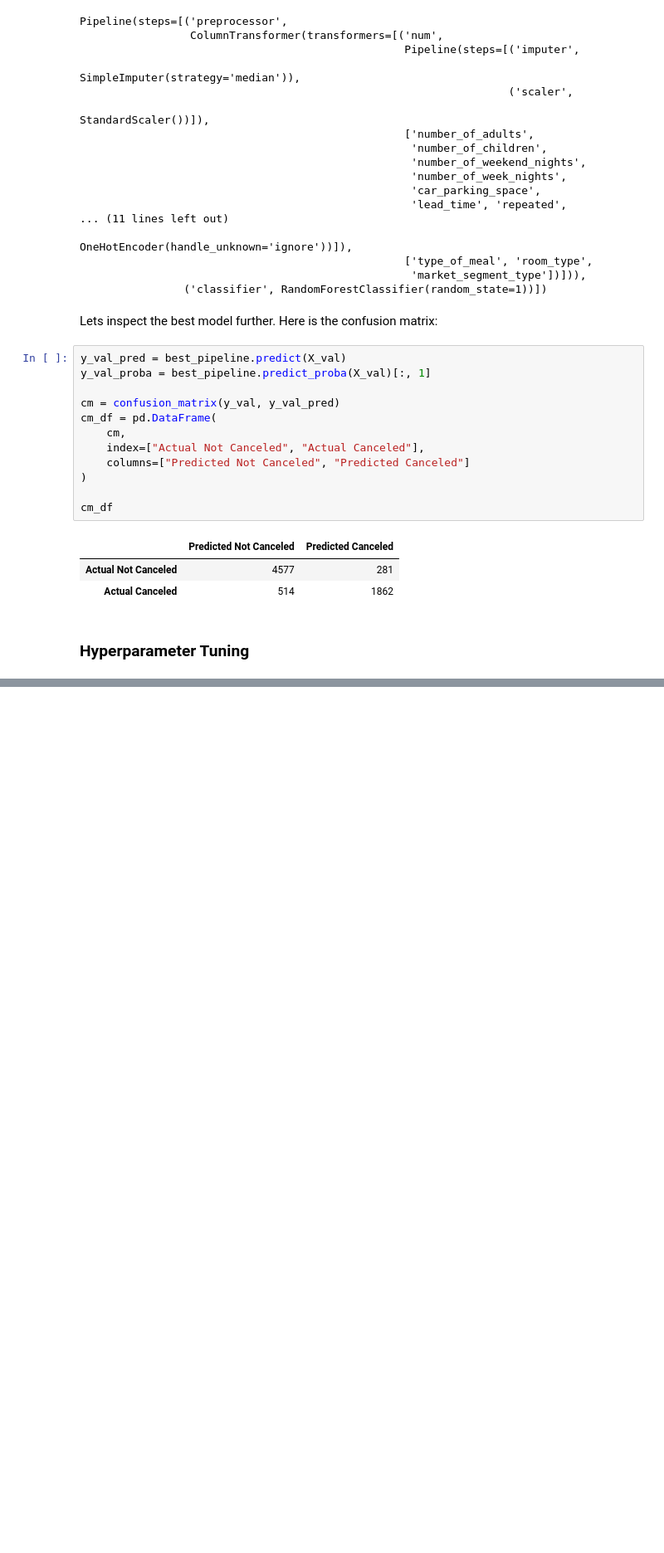
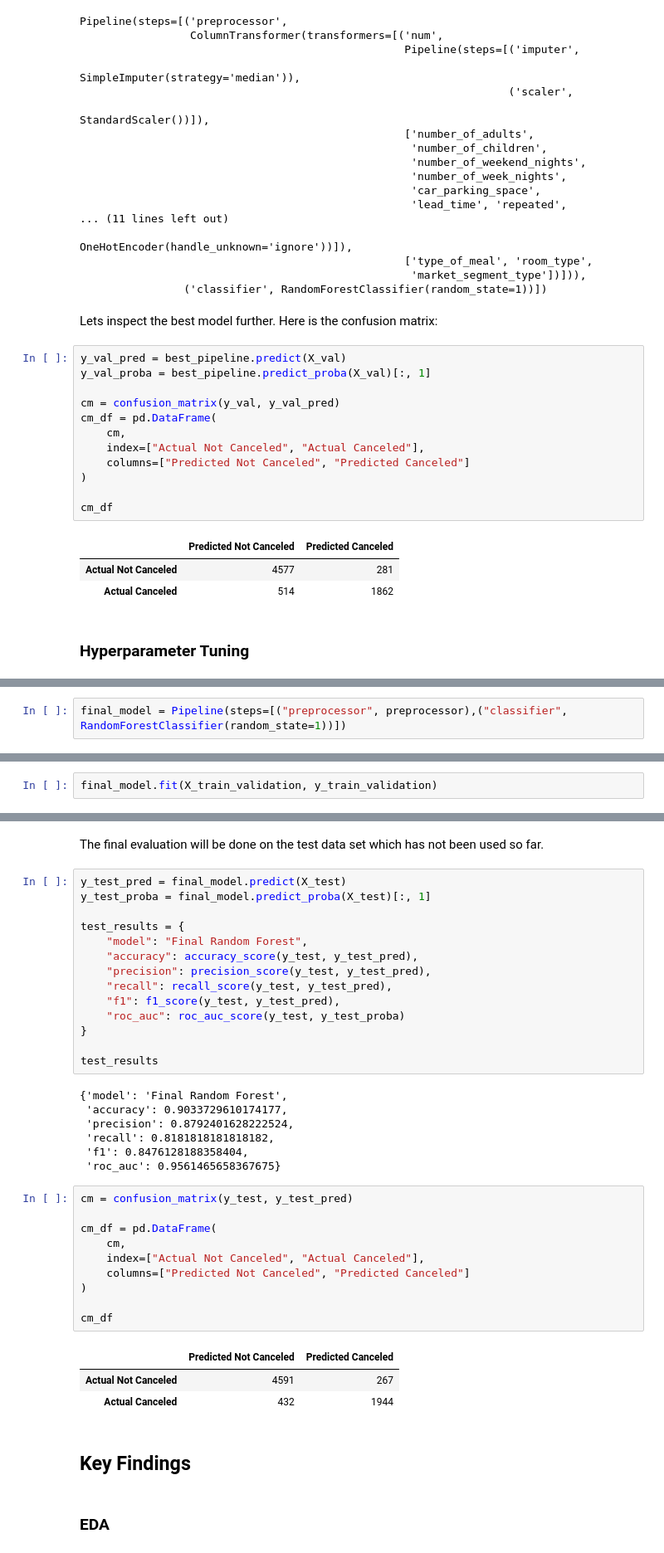
Before and after one commit to LiamOB96/hotel-booking-cancellation-prediction, a Jupyter notebook: final_project.ipynb, the cells around one changed output, grey strips where cells are left out. Shown at 83% size. Drawn from its saved outputs; the diff is of its cells as text; blank space fills up the shorter version.

```diff
--- a/final_project.ipynb
+++ b/final_project.ipynb
@@ -471,0 +541,2 @@ cm_df
+# %%
+final_model = Pipeline(steps=[("preprocessor", preprocessor),("classifier", RandomForestClassifier(random_state=1))])
@@ -471,0 +545,2 @@ cm_df
+# %%
+final_model.fit(X_train_validation, y_train_validation)
@@ -471,0 +565,41 @@ cm_df
+# %% [markdown]
+The final evaluation will be done on the test data set which has not been used so far.
+# %%
+y_test_pred = final_model.predict(X_test)
+y_test_proba = final_model.predict_proba(X_test)[:, 1]
+
+test_results = {
+    "model": "Final Random Forest",
+    "accuracy": accuracy_score(y_test, y_test_pred),
+    "precision": precision_score(y_test, y_test_pred),
+    "recall": recall_score(y_test, y_test_pred),
+    "f1": f1_score(y_test, y_test_pred),
+    "roc_auc": roc_auc_score(y_test, y_test_proba)
+}
+
+test_results
+# %% [output]
+{'model': 'Final Random Forest',
+ 'accuracy': 0.9033729610174177,
+ 'precision': 0.8792401628222524,
+ 'recall': 0.8181818181818182,
+ 'f1': 0.8476128188358404,
+ 'roc_auc': 0.9561465658367675}
+# %%
+cm = confusion_matrix(y_test, y_test_pred)
+
+cm_df = pd.DataFrame(
+    cm,
+    index=["Actual Not Canceled", "Actual Canceled"],
+    columns=["Predicted Not Canceled", "Predicted Canceled"]
+)
+
+cm_df
+# %% [output]
+|  | Predicted Not Canceled | Predicted Canceled |
+| Actual Not Canceled | 4591 | 267 |
+| Actual Canceled | 432 | 1944 |
+# %% [markdown]
+## Key Findings
+# %% [markdown]
+### EDA
```
Also changed, not shown: parts of 19 cells of this notebook.
